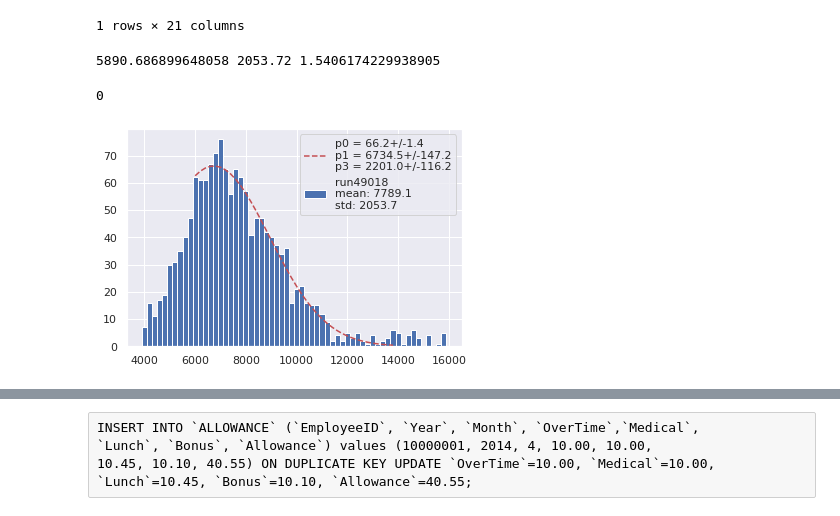
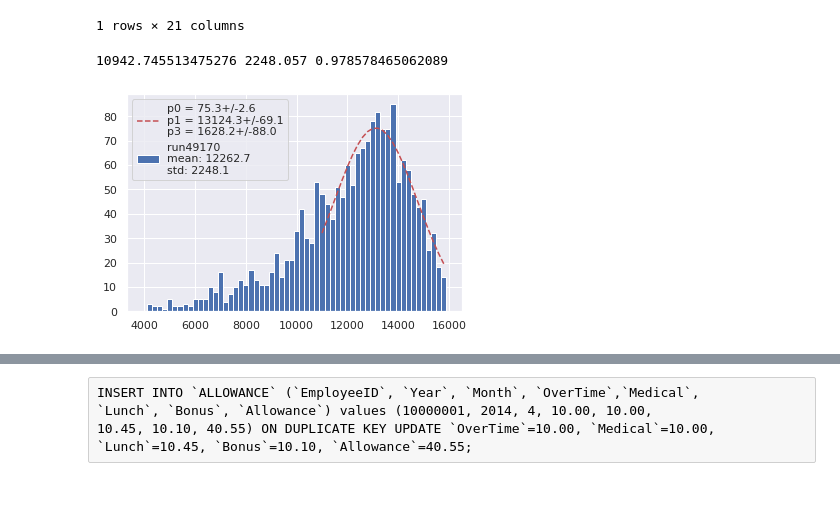
Before and after one commit to gmazzitelli/cygno_cloud, a Jupyter notebook: root2plk.ipynb, the cells around one changed output, grey strips where cells are left out. Cells and saved outputs as stored; diff of their text form; code cells hidden in the pictures.

```diff
--- a/root2plk.ipynb
+++ b/root2plk.ipynb
@@ -164,6 +164,7 @@ def push_update_panda_table_sql(connection, table_name, df, verbose=False):
 import pandas as pd
 import cygno as cy
 import numpy as np
+import matplotlib.pyplot as plt
 def Gauss3(x, a0, x0, s0):
     import numpy as np
     return a0 * np.exp(-(x - x0)**2 / (2 * s0**2))
@@ -189,34 +190,33 @@ def plt_hist(data, run,  xmin=4000, xmax=16000, bins=60, verbose=False):
     xfmax=stat[0]+3*stat[1]
 
     popt, pcov = curve_fit(Gauss3,x[(x>xfmin) & (x<xfmax)], y[(x>xfmin) & (x<xfmax)],
                            p0=[500, stat[0], stat[1]])
     perr = np.sqrt(np.diag(pcov))
 
     ax.bar(x,y, width=w, label='run{}\nmean: {:.1f}\nstd: {:.1f}'.format(run,stat[0], stat[1]))
     ax.plot(x[(x>xfmin) & (x<xfmax)], Gauss3(x[(x>xfmin) & (x<xfmax)], *popt), 'r--',
             label='p0 = {:.1f}+/-{:.1f}\np1 = {:.1f}+/-{:.1f}\np3 = {:.1f}+/-{:.1f}'\
             .format(popt[0],perr[0],popt[1],perr[1],popt[2],perr[2]))
 
 
     ax.legend()
     plt.savefig('/tmp/fe.png')
     if verbose: plt.show()
     with open('/tmp/fe.png', 'rb') as f:
         img_bytes = f.read()
     f.close()
     img_base64 = base64.b64encode(img_bytes).decode('utf-8')
     if verbose: print(img_base64)
 
     del fig, ax, data
     return img_base64, stat, popt, perr
 
-run = 49018
+run = 49170
 run_name = '/jupyter-workspace/cloud-storage/cygno-analysis/pkl/'+'reco_run{0:05d}_3D.pkl.gz'.format(run)
 dfall=pd.read_pickle(run_name, compression={'method': 'gzip'})
 img64,stat1, popt1, perr1 = plt_hist(np.hstack(dfall["sc_integral"]), run, xmin=4000, xmax=16000, bins=60, verbose=False)
 # update_sql_value(connection, "tmpTable", "peak_fe_1", popt1[1], verbose=False)
 # update_sql_value(connection, "tmpTable", "epoch_fe_1", start2epoch(cy.read_cygno_logbook(sql=True, tag='lngs', start_run=run, end_run=run+1, verbose=False), run), verbose=False)
 # %% [output]
-5890.686899648058 2053.72 1.5406174229938905
+10942.745513475276 2248.057 0.978578465062089
-0
-[figure, old version]
+[figure, new version]
```
Also changed, not shown: parts of 3 cells of this notebook.
